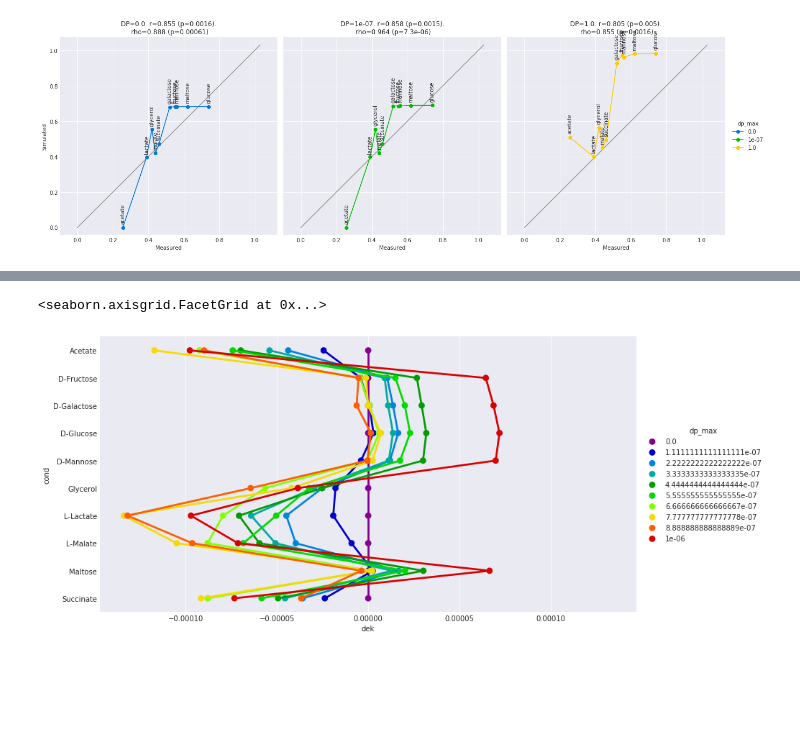
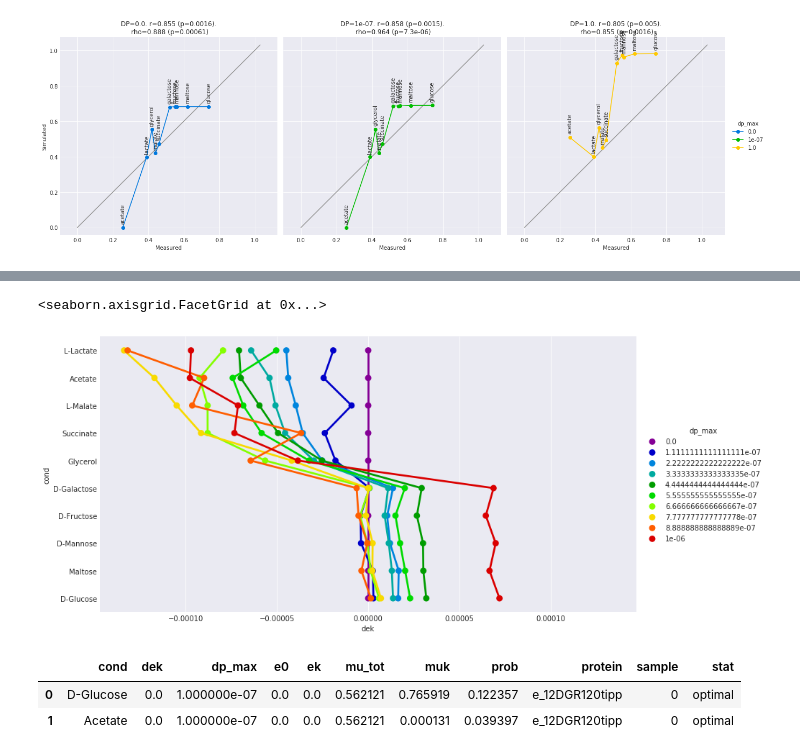
Before and after one commit to SBRG/dynamicme, a Jupyter notebook: notebooks/foraging/foraging_gem_stacked_small.ipynb, the cells around one changed output, grey strips where cells are left out. Cells and saved outputs as stored; diff of their text form; code cells hidden in the pictures; blank space fills up the shorter version.

```diff
--- a/notebooks/foraging/foraging_gem_stacked_small.ipynb
+++ b/notebooks/foraging/foraging_gem_stacked_small.ipynb
@@ -715,9 +705,16 @@ df_net.head()
 # %%
-#g = sns.FacetGrid(df_net, hue='dp_max')
+df_net = df_result.groupby(['cond','dp_max']).dek.sum().reset_index()
+df_net.head()
 sns.set_palette('nipy_spectral', len(df_net.dp_max.unique()))
-g = sns.factorplot('dek','cond', data=df_net, hue='dp_max', size=6, aspect=2, lw=0.25, alpha=0.75)
+g = sns.factorplot('dek','cond', data=df_net.sort_values('dek'), hue='dp_max', size=6, aspect=2, lw=0.25, alpha=0.75)
 xmax = max(abs(df_net.dek))*1.1
 g.set(xlim=[-xmax,xmax])
 # %% [output]
 <seaborn.axisgrid.FacetGrid at 0x...>
-[figure, old version]
+[figure, new version]
+# %%
+df_prob.head(2)
+# %% [output]
+|  | cond | dek | dp_max | e0 | ek | mu_tot | muk | prob | protein | sample | stat |
+| 0 | D-Glucose | 0.0 | 1.000000e-07 | 0.0 | 0.0 | 0.562121 | 0.765919 | 0.122357 | e_12DGR120tipp | 0 | optimal |
+| 1 | Acetate | 0.0 | 1.000000e-07 | 0.0 | 0.0 | 0.562121 | 0.000131 | 0.039397 | e_12DGR120tipp | 0 | optimal |
```
Also changed, not shown: parts of 2 cells of this notebook, 13 other files.
